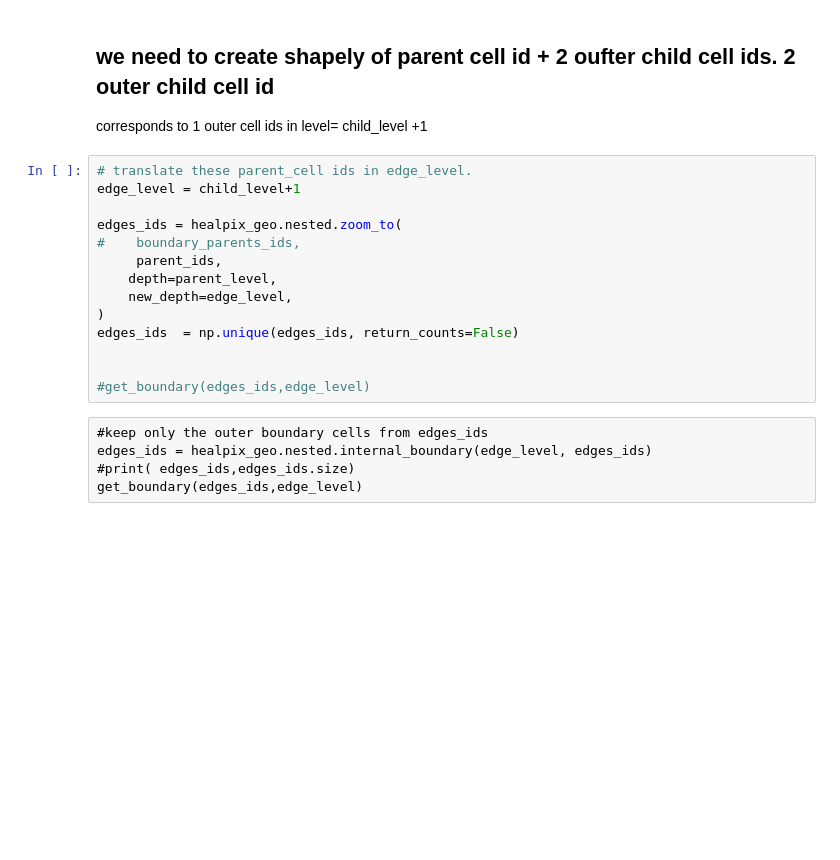
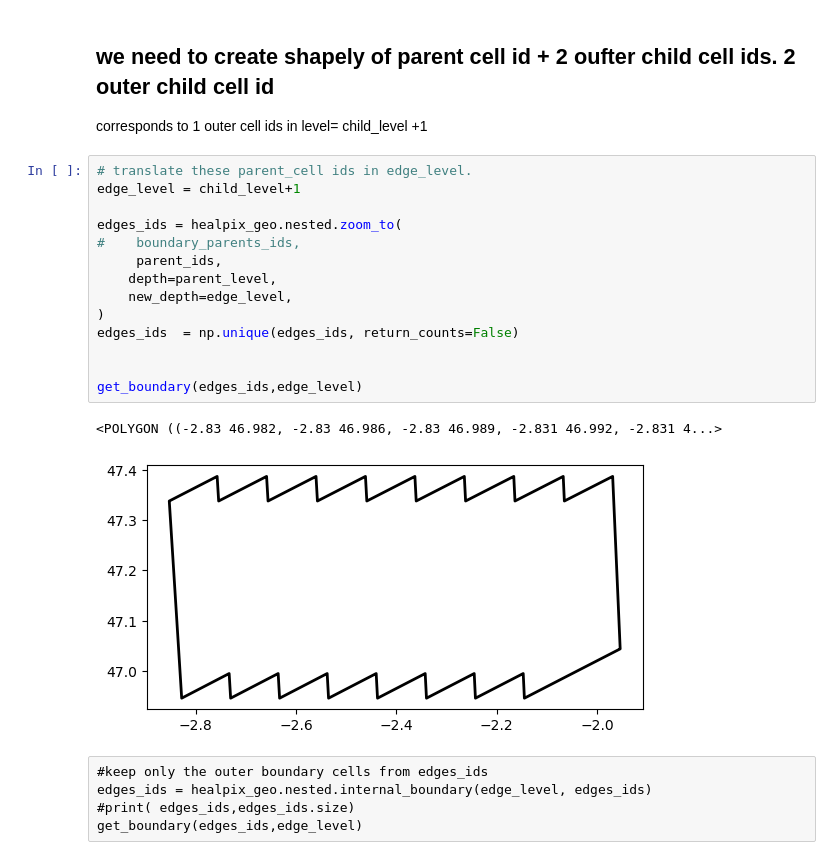
Before and after one commit to FAIR2Adapt/softwares_RIOMAR, a Jupyter notebook: notebook/Create_ROI_from_bbox.ipynb, the cells around one changed output. Drawn from its saved outputs; the diff is of its cells as text; blank space fills up the shorter version.

```diff
--- a/notebook/Create_ROI_from_bbox.ipynb
+++ b/notebook/Create_ROI_from_bbox.ipynb
@@ -153,17 +173,20 @@ get_boundary(parent_ids,parent_level)
 # %%
 # translate these parent_cell ids in edge_level.
 edge_level = child_level+1
 
 edges_ids = healpix_geo.nested.zoom_to(
 #    boundary_parents_ids,
      parent_ids,
     depth=parent_level,
     new_depth=edge_level,
 )
 edges_ids  = np.unique(edges_ids, return_counts=False)
 
 
-#get_boundary(edges_ids,edge_level)
+get_boundary(edges_ids,edge_level)
+# %% [output]
+<POLYGON ((-2.83 46.982, -2.83 46.986, -2.83 46.989, -2.831 46.992, -2.831 4...>
+[figure, added]
 # %% [raw]
 #keep only the outer boundary cells from edges_ids
 edges_ids = healpix_geo.nested.internal_boundary(edge_level, edges_ids)
```
Also changed, not shown: parts of 6 cells of this notebook, 1 other file.
